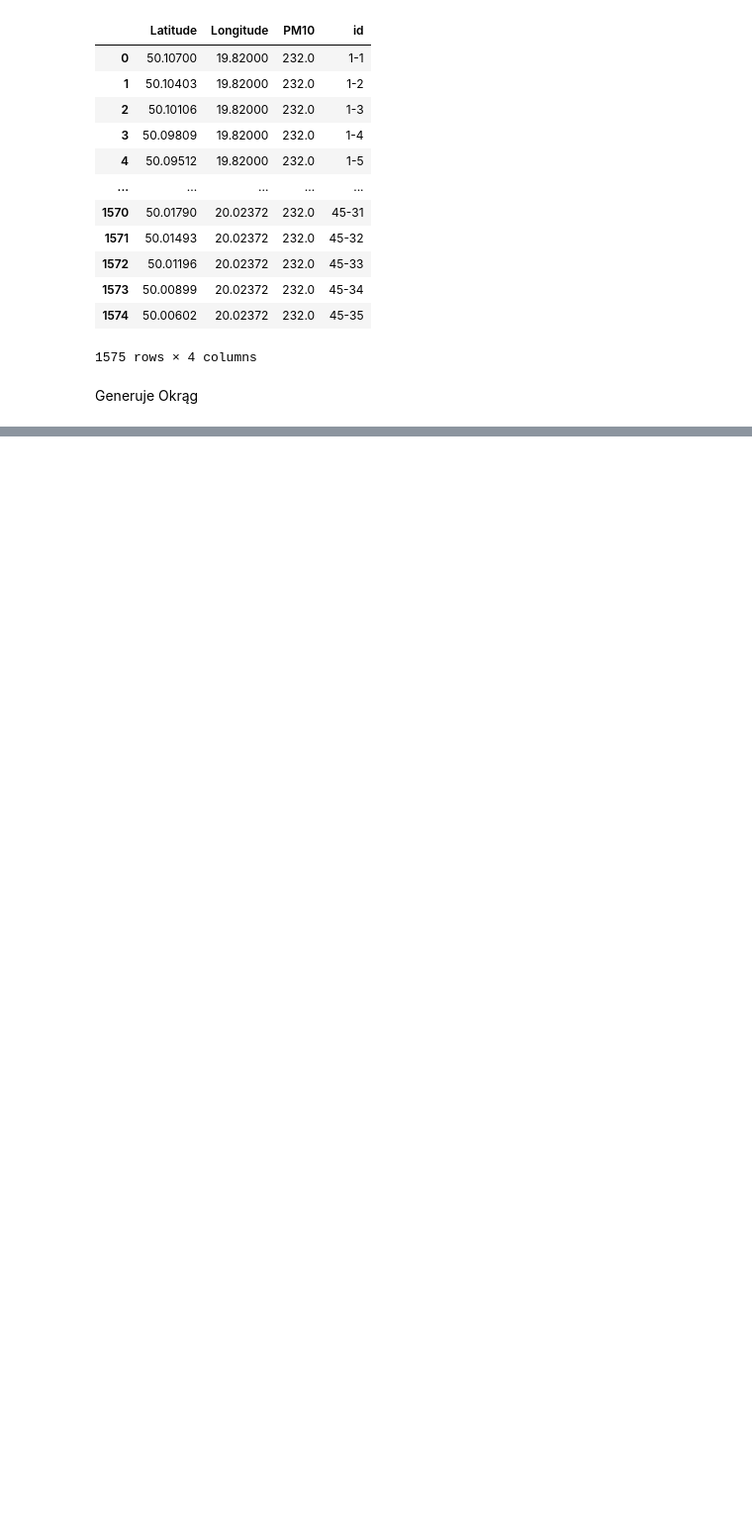
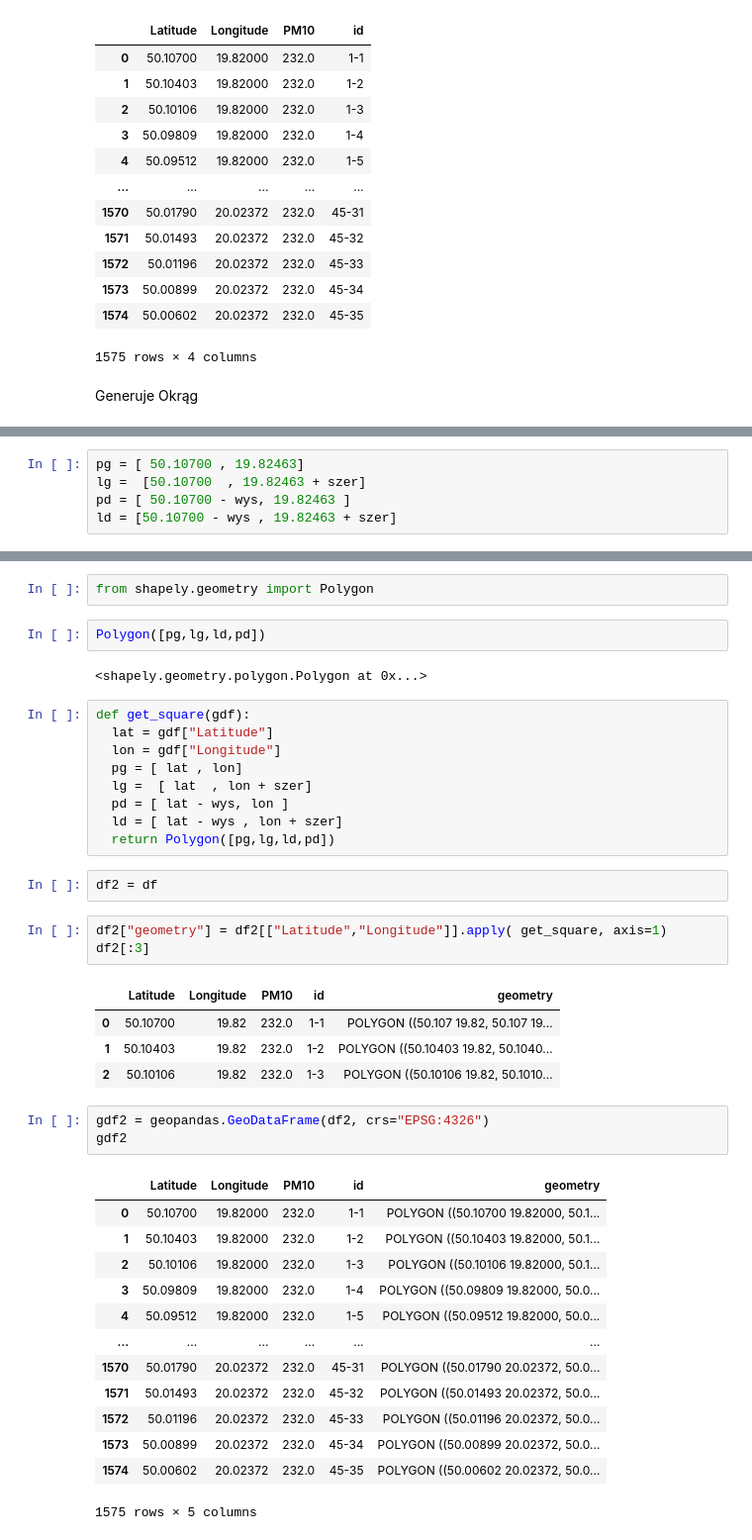
Before and after one commit to ciepielajan/SDA_SMOG_Wawelski, a Jupyter notebook: Jan/Krakow_siatka_punktow.ipynb, the cells around one changed output, grey strips where cells are left out. Shown at 99% size. Drawn from its saved outputs; the diff is of its cells as text; blank space fills up the shorter version.

```diff
--- a/Jan/Krakow_siatka_punktow.ipynb
+++ b/Jan/Krakow_siatka_punktow.ipynb
@@ -69,0 +101,5 @@ m
+# %%
+pg = [ 50.10700 , 19.82463]
+lg =  [50.10700  , 19.82463 + szer]
+pd = [ 50.10700 - wys, 19.82463 ]
+ld = [50.10700 - wys , 19.82463 + szer]
@@ -69,0 +114,42 @@ m
+# %%
+from shapely.geometry import Polygon
+# %%
+Polygon([pg,lg,ld,pd])
+# %% [output]
+<shapely.geometry.polygon.Polygon at 0x...>
+# %%
+def get_square(gdf):
+  lat = gdf["Latitude"]
+  lon = gdf["Longitude"]
+  pg = [ lat , lon]
+  lg =  [ lat  , lon + szer]
+  pd = [ lat - wys, lon ]
+  ld = [ lat - wys , lon + szer]
+  return Polygon([pg,lg,ld,pd])
+# %%
+df2 = df
+# %%
+df2["geometry"] = df2[["Latitude","Longitude"]].apply( get_square, axis=1)
+df2[:3]
+# %% [output]
+|  | Latitude | Longitude | PM10 | id | geometry |
+| 0 | 50.10700 | 19.82 | 232.0 | 1-1 | POLYGON ((50.107 19.82, 50.107 19... |
+| 1 | 50.10403 | 19.82 | 232.0 | 1-2 | POLYGON ((50.10403 19.82, 50.1040... |
+| 2 | 50.10106 | 19.82 | 232.0 | 1-3 | POLYGON ((50.10106 19.82, 50.1010... |
+# %%
+gdf2 = geopandas.GeoDataFrame(df2, crs="EPSG:4326")
+gdf2
+# %% [output]
+|  | Latitude | Longitude | PM10 | id | geometry |
+| 0 | 50.10700 | 19.82000 | 232.0 | 1-1 | POLYGON ((50.10700 19.82000, 50.1... |
+| 1 | 50.10403 | 19.82000 | 232.0 | 1-2 | POLYGON ((50.10403 19.82000, 50.1... |
+| 2 | 50.10106 | 19.82000 | 232.0 | 1-3 | POLYGON ((50.10106 19.82000, 50.1... |
+| 3 | 50.09809 | 19.82000 | 232.0 | 1-4 | POLYGON ((50.09809 19.82000, 50.0... |
+| 4 | 50.09512 | 19.82000 | 232.0 | 1-5 | POLYGON ((50.09512 19.82000, 50.0... |
+| ... | ... | ... | ... | ... | ... |
+| 1570 | 50.01790 | 20.02372 | 232.0 | 45-31 | POLYGON ((50.01790 20.02372, 50.0... |
+| 1571 | 50.01493 | 20.02372 | 232.0 | 45-32 | POLYGON ((50.01493 20.02372, 50.0... |
+| 1572 | 50.01196 | 20.02372 | 232.0 | 45-33 | POLYGON ((50.01196 20.02372, 50.0... |
+| 1573 | 50.00899 | 20.02372 | 232.0 | 45-34 | POLYGON ((50.00899 20.02372, 50.0... |
+| 1574 | 50.00602 | 20.02372 | 232.0 | 45-35 | POLYGON ((50.00602 20.02372, 50.0... |
+1575 rows × 5 columns
```
Also changed, not shown: parts of 16 cells of this notebook.
